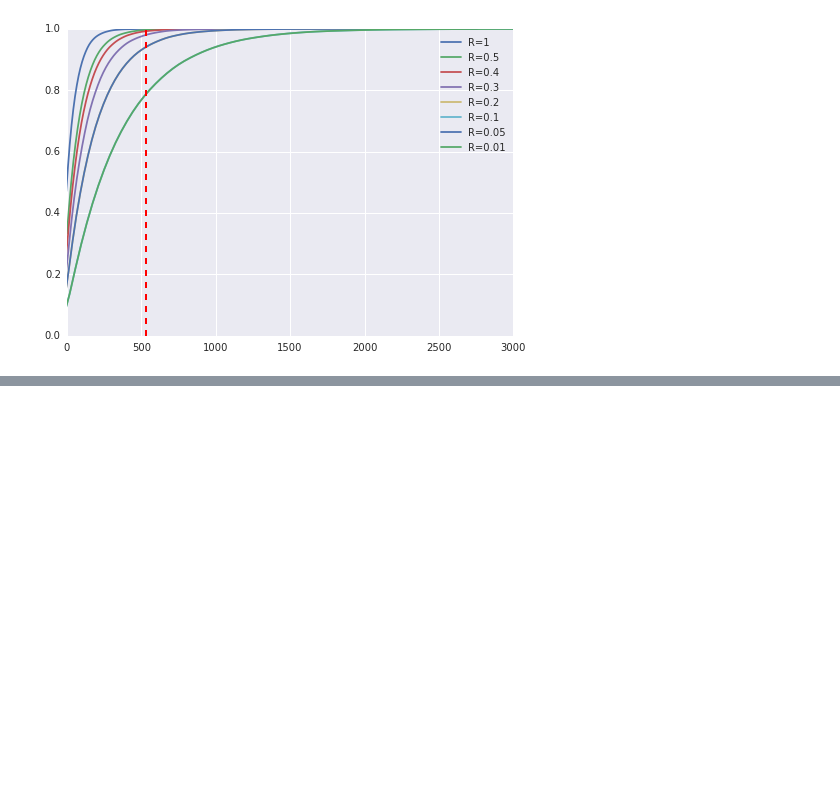
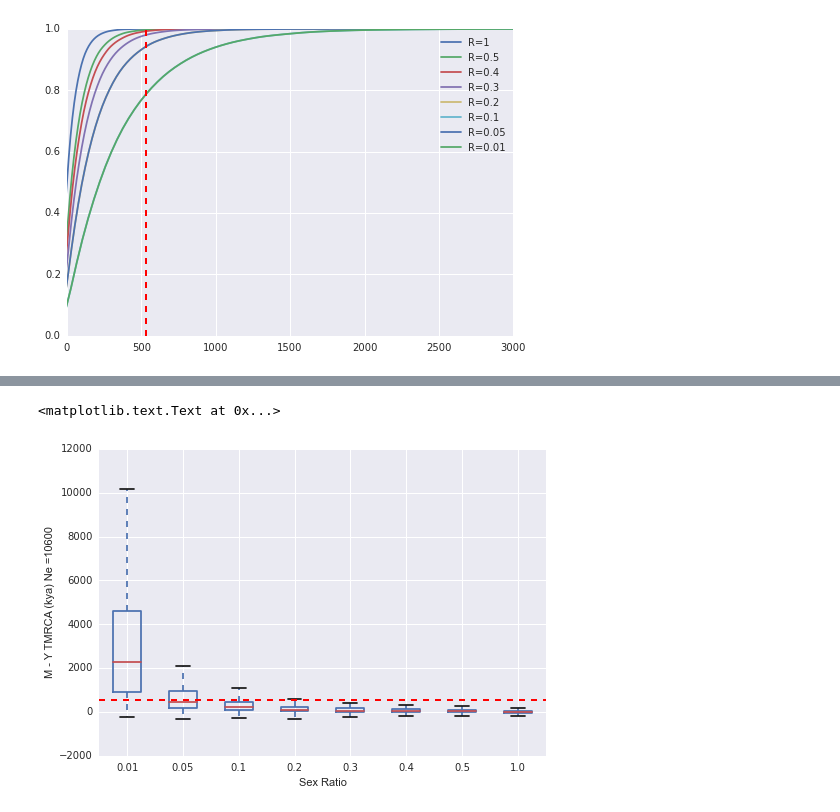
Before and after one commit to moetjens/ChimpY, a Jupyter notebook: TMRCA_Distribution.ipynb, the cells around one changed output, grey strips where cells are left out. Cells and saved outputs as stored; diff of their text form; code cells hidden in the pictures; blank space fills up the shorter version.

```diff
--- a/TMRCA_Distribution.ipynb
+++ b/TMRCA_Distribution.ipynb
@@ -490,0 +569,13 @@ diffPlot.set_xlabel('Sex Ratio')
+# %%
+diffDF = pd.DataFrame(differences10K)
+diffPlot1 = diffDF.plot(kind='box')
+
+
+plt.axhline(y=obsDiff, linewidth=2, color='red',linestyle='--')
+
+diffPlot1.set_ylim([-2000,12000])
+diffPlot1.set_ylabel('M - Y TMRCA (kya) Ne =10600')
+diffPlot1.set_xlabel('Sex Ratio')
+# %% [output]
+<matplotlib.text.Text at 0x...>
+[figure, added]
```
Also changed, not shown: parts of 17 cells of this notebook.
